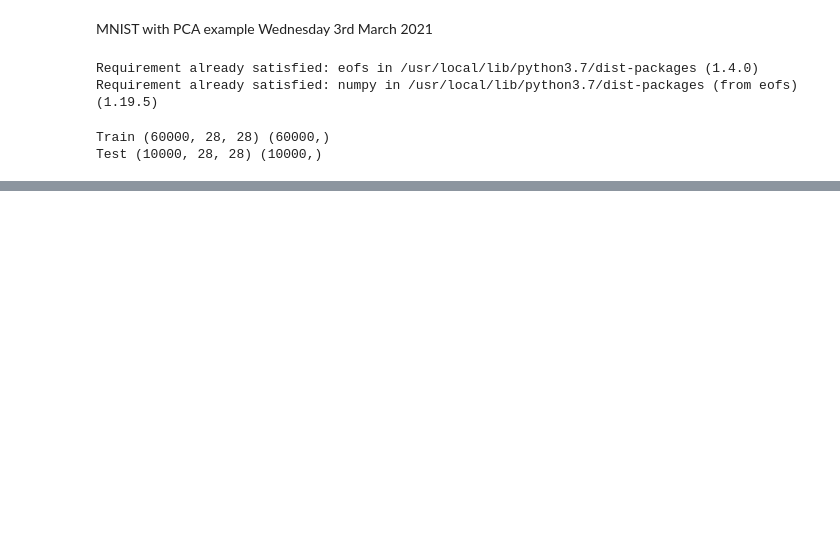
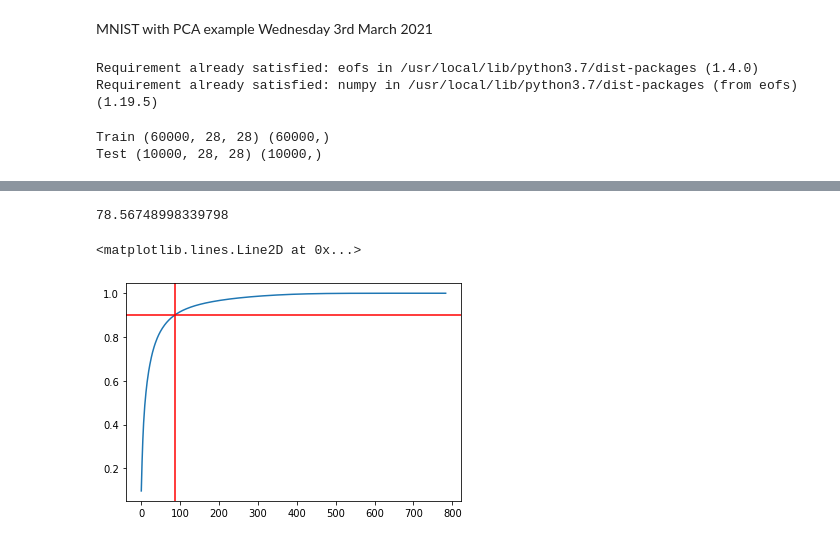
Before and after one commit to DL-WG/ROMS-tutorial, a Jupyter notebook: MNIST_PCA.ipynb, the cells around one changed output, grey strips where cells are left out. Cells and saved outputs as stored; diff of their text form; code cells hidden in the pictures; blank space fills up the shorter version.

Commit message:
PREMIERE tutorial on reduced-order models

```diff
--- a/MNIST_PCA.ipynb
+++ b/MNIST_PCA.ipynb
@@ -31,0 +32,30 @@ for i in range(36):
+# %%
+#Reshape data
+modelData = np.reshape(Xtrain, (Xtrain.shape[0], Xtrain.shape[1]*Xtrain.shape[2]))
+# %%
+#Standardise data
+meanData = np.mean(modelData, axis = 0)
+stdData = np.std(modelData)
+modelDataScaled = (modelData - meanData)/stdData
+# %% [output]
+78.56748998339798
+# %%
+#PCA analysis
+
+solver = Eof(modelDataScaled)
+
+varianceCumulative = np.cumsum(solver.varianceFraction())
+eigenvalues = solver.eigenvalues()
+pcs = solver.pcs()
+eof = solver.eofs()
+# %%
+#set desired explained variance
+targetVariance = 0.90
+
+minPCs = np.min(np.where(varianceCumulative>targetVariance))
+plt.plot(varianceCumulative)
+plt.axvline(minPCs, color='r')
+plt.axhline(targetVariance, color='r')
+# %% [output]
+<matplotlib.lines.Line2D at 0x...>
+[figure, added]
```
Also changed, not shown: parts of 1 cell of this notebook.
